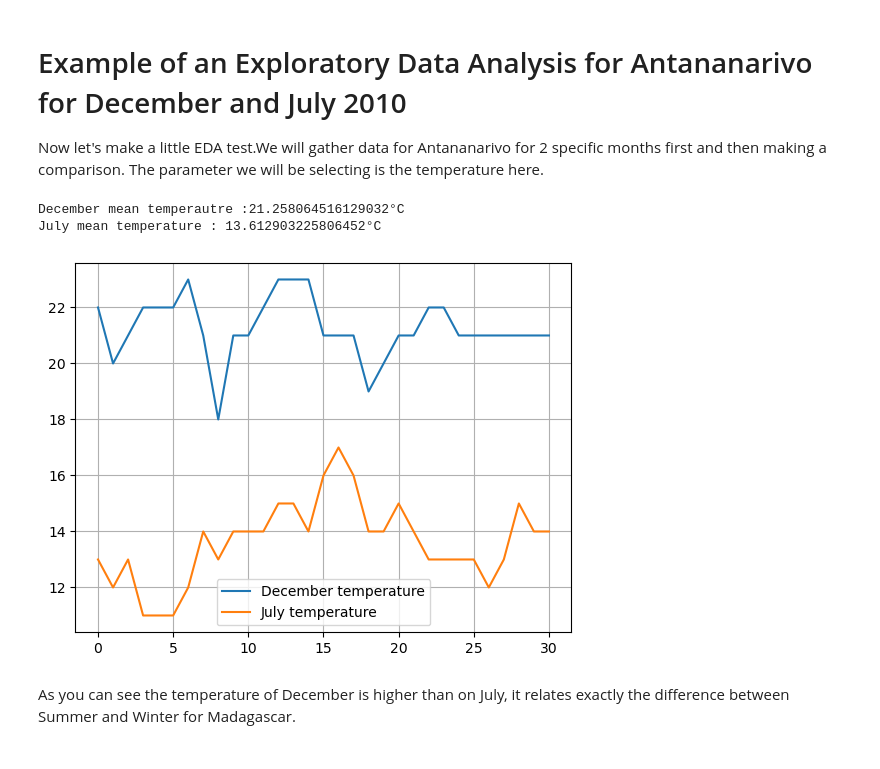
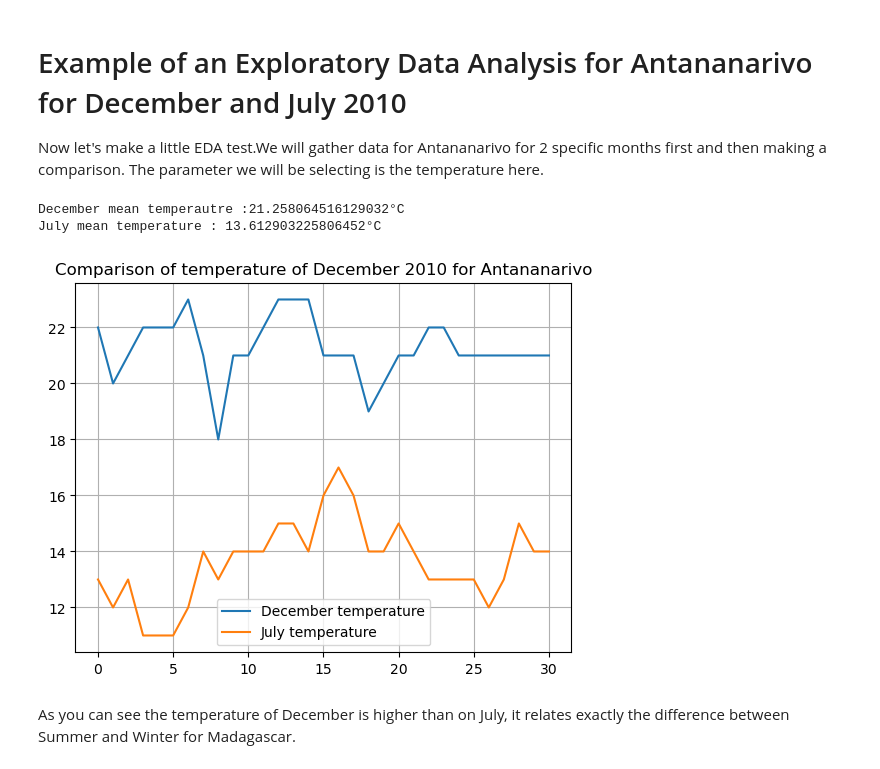
Before and after one commit to dinasdata/annual_data_scraping, a Jupyter notebook: notebook.ipynb, the cells around one changed output. Drawn from its saved outputs; the diff is of its cells as text; code cells hidden in the pictures.

```diff
--- a/notebook.ipynb
+++ b/notebook.ipynb
@@ -69,13 +75,16 @@ summary_scrap("toamasina","january","2020")
 Now after realizing a function that collects a summary data,we are going to scrap a daily data . After collected and cleaned the data can be analyzed.
 # %%
 def daily_scrap(town,month,year):
+
     request = requests.get(url + "/{}/{}-{}".format(town,month,year))
     soup = BeautifulSoup(request.text,"lxml")
     table = soup.find("table",{"class","tb7"}).find_all("tr")
     data = []
+
     for i in range(2,len(table)):
         if table[i].text != "":
             data.append(table[i].text.split("|"))
+
     data = np.array(data)
     date = place(data[:,0],1,"\n")
     temperature = place(data[:,0],2,"\n")
@@ -85,8 +94,15 @@ def daily_scrap(town,month,year):
     P = place(data[:,4],0,"\n")
     RR = place(data[:,5],0,"\n")
     df = pd.DataFrame({"date":date,"temperature[°C]":temperature,"td[°C]":td,"Humidity[%]":U,"wind_speed[m/s]":ff,"Pressure[hPa]":P,"RR[mm]":RR})
+
+    for i in range(1,len(df.columns)):
+        df[(df.columns)[i]] = df[(df.columns)[i]].astype("float64")
+
+    df["date"] = df["date"].astype("datetime64[ns]")
+
     try:
         df.to_excel("daily:{}_{}_{}.xlsx".format(town,month,year),sheet_name="sheet1",index = False)
+
     except:
         pass
 
@@ -118,17 +134,18 @@ Now let's make a little EDA test.We will gather data for Antananarivo for 2 spec
 # %%
 december = daily_scrap("antananarivo","december","2010")
 july = daily_scrap("antananarivo","july","2010")
 t1 = december["temperature[°C]"].astype("int64")
 t2 = july["temperature[°C]"].astype("int64")
 plt.grid()
 plt.plot(np.arange(len(t1)),t1,label = "December temperature")
 plt.plot(np.arange(len(t2)),t2,label = "July temperature")
 plt.legend(loc = "lower center")
+plt.title("Comparison of temperature of December 2010 for Antananarivo")
 print(f"December mean temperautre :{np.mean(t1)}°C")
 print(f"July mean temperature : {np.mean(t2)}°C")
 # %% [output]
 December mean temperautre :21.258064516129032°C
 July mean temperature : 13.612903225806452°C
-[figure, old version]
+[figure, new version]
 # %% [markdown]
 As you can see the temperature of December is higher than on July, it relates exactly the difference between  Summer and Winter for Madagascar.
```
Also changed, not shown: parts of 6 cells of this notebook, 2 other files.
